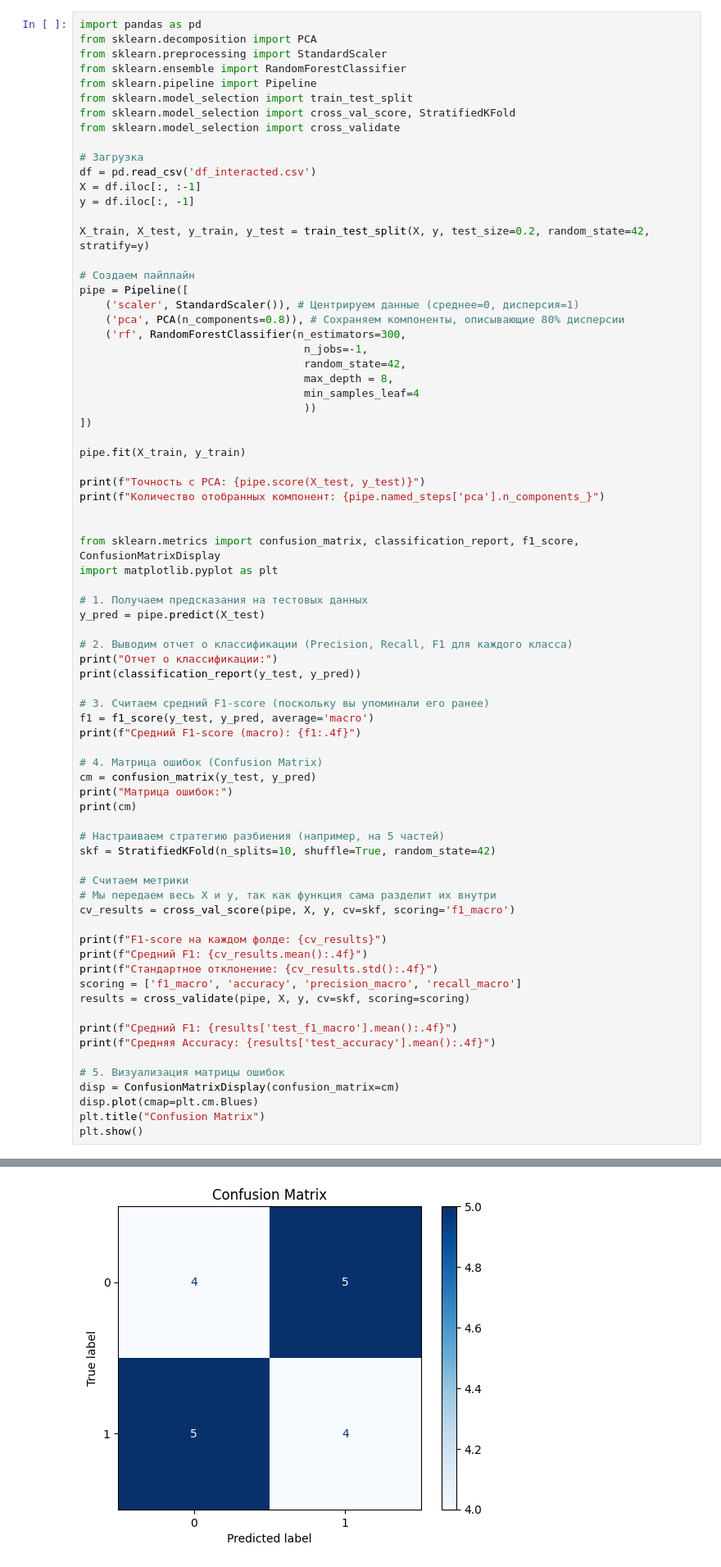
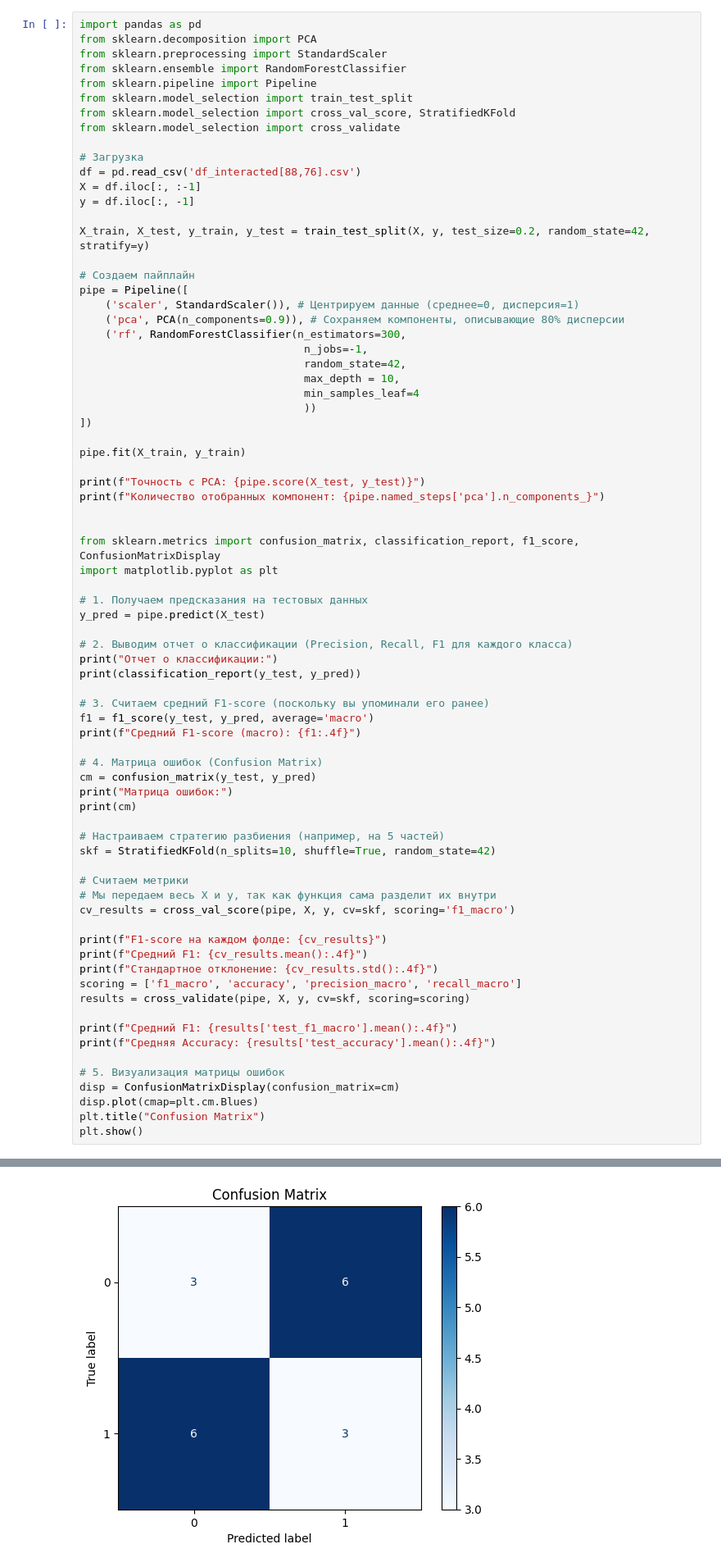
Before and after one commit to Egor29ch/UDGU_project, a Jupyter notebook: EEG_files/random_tree_EGG_data_generate.ipynb, the cells around one changed output, grey strips where cells are left out. Shown at 82% size. Drawn from its saved outputs; the diff is of its cells as text.

```diff
--- a/EEG_files/random_tree_EGG_data_generate.ipynb
+++ b/EEG_files/random_tree_EGG_data_generate.ipynb
@@ -283,7 +290,7 @@ from sklearn.model_selection import cross_val_score, StratifiedKFold
 from sklearn.model_selection import cross_validate
 
 # Загрузка
-df = pd.read_csv('df_interacted.csv')
+df = pd.read_csv('df_interacted[88,76].csv')
 X = df.iloc[:, :-1]
 y = df.iloc[:, -1]
 
@@ -292,11 +299,11 @@ X_train, X_test, y_train, y_test = train_test_split(X, y, test_size=0.2, random_
 # Создаем пайплайн
 pipe = Pipeline([
     ('scaler', StandardScaler()), # Центрируем данные (среднее=0, дисперсия=1)
-    ('pca', PCA(n_components=0.8)), # Сохраняем компоненты, описывающие 80% дисперсии
+    ('pca', PCA(n_components=0.9)), # Сохраняем компоненты, описывающие 80% дисперсии
     ('rf', RandomForestClassifier(n_estimators=300,
                                    n_jobs=-1,
                                    random_state=42,
-                                   max_depth = 8,
+                                   max_depth = 10,
                                    min_samples_leaf=4
                                    ))
 ])
@@ -368,4 +375,4 @@ weighted avg       0.44      0.44      0.44        18
-[figure, old version]
+[figure, new version]
 # %%
 import pandas as pd
 import numpy as np
```
Also changed, not shown: parts of 12 cells of this notebook, 2 other files.
